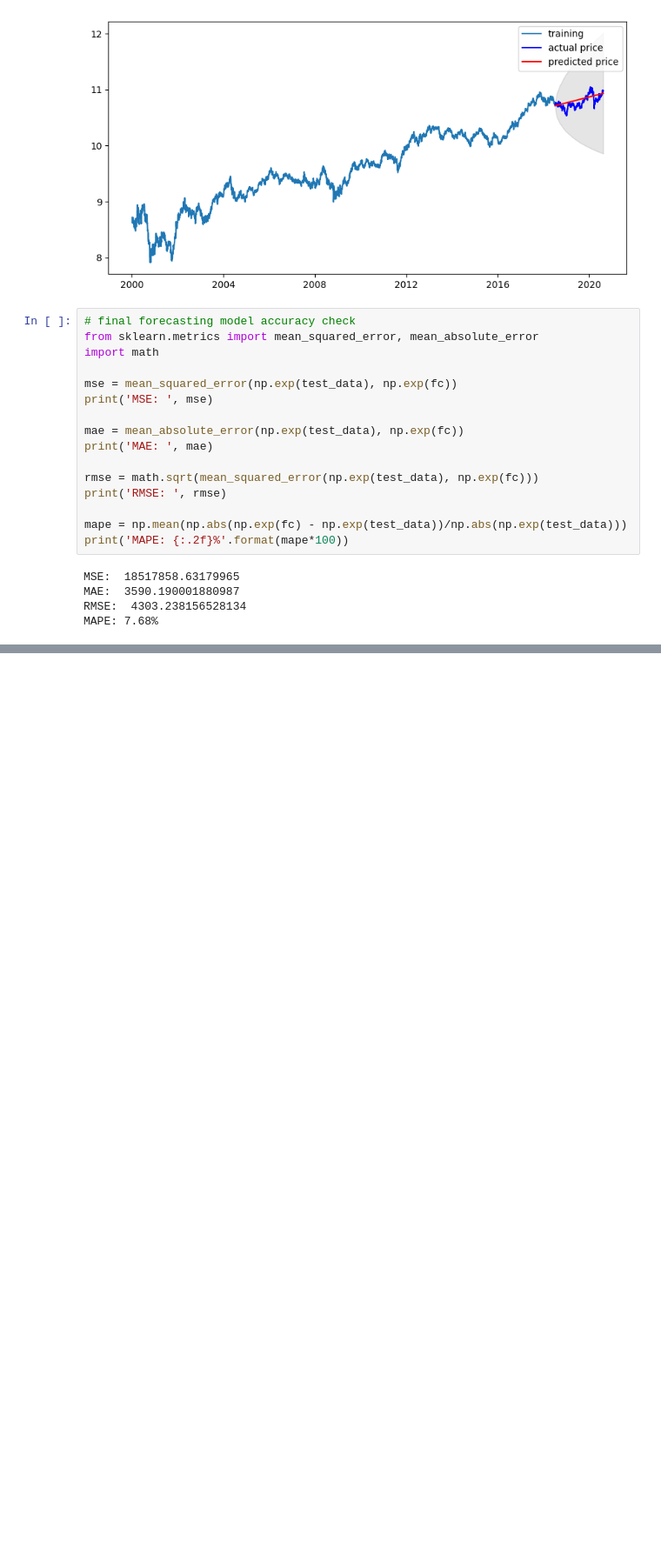
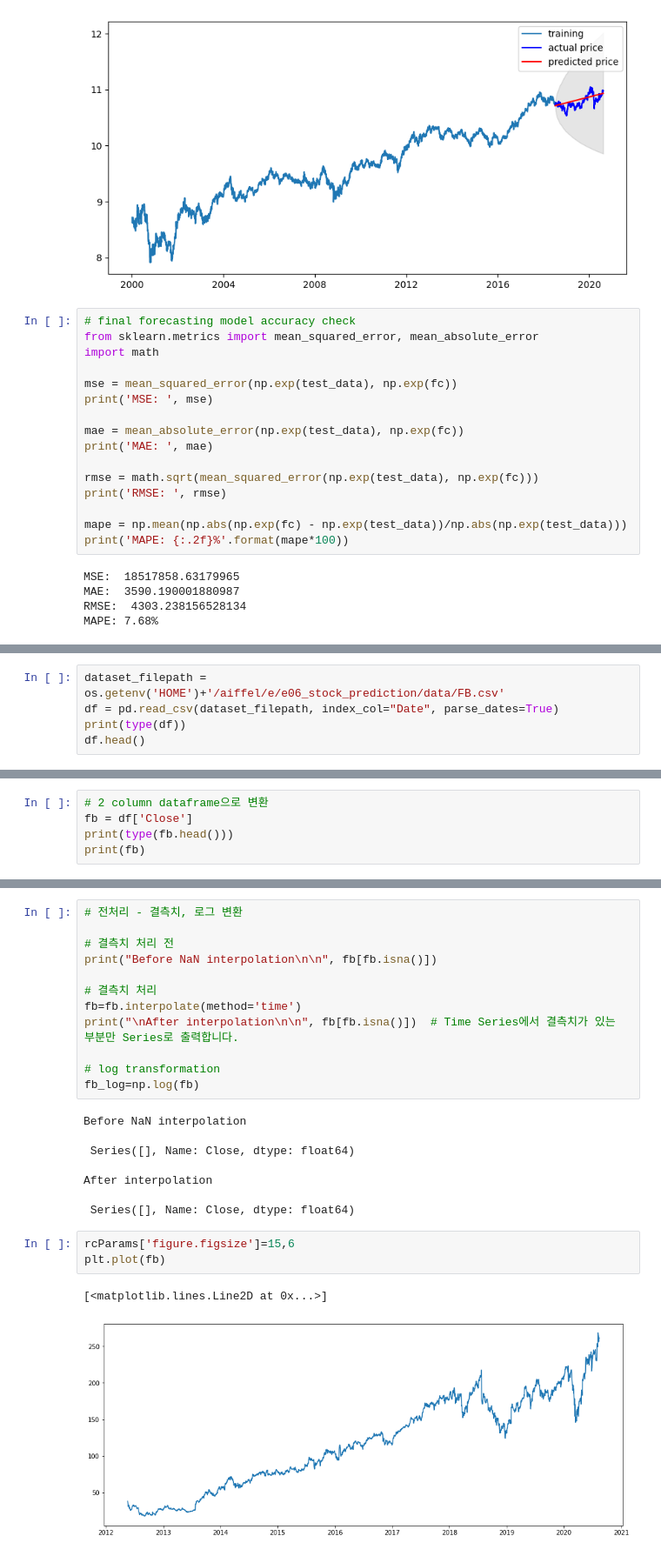
Before and after one commit to byhankim/aiffel, a Jupyter notebook: e/E06_stock_prediction_project.ipynb, the cells around one changed output, grey strips where cells are left out. Shown at 87% size. Drawn from its saved outputs; the diff is of its cells as text; blank space fills up the shorter version.

```diff
--- a/e/E06_stock_prediction_project.ipynb
+++ b/e/E06_stock_prediction_project.ipynb
@@ -267,0 +309,5 @@ MAPE: 7.68%
+# %%
+dataset_filepath = os.getenv('HOME')+'/aiffel/e/e06_stock_prediction/data/FB.csv'
+df = pd.read_csv(dataset_filepath, index_col="Date", parse_dates=True)
+print(type(df))
+df.head()
@@ -267,0 +323,5 @@ MAPE: 7.68%
+# %%
+# 2 column dataframe으로 변환
+fb = df['Close']
+print(type(fb.head()))
+print(fb)
@@ -267,0 +343,26 @@ MAPE: 7.68%
+# %%
+# 전처리 - 결측치, 로그 변환
+
+# 결측치 처리 전
+print("Before NaN interpolation\n\n", fb[fb.isna()])
+
+# 결측치 처리
+fb=fb.interpolate(method='time')
+print("\nAfter interpolation\n\n", fb[fb.isna()])  # Time Series에서 결측치가 있는 부분만 Series로 출력합니다.
+
+# log transformation
+fb_log=np.log(fb)
+# %% [output]
+Before NaN interpolation
+
+ Series([], Name: Close, dtype: float64)
+
+After interpolation
+
+ Series([], Name: Close, dtype: float64)
+# %%
+rcParams['figure.figsize']=15,6
+plt.plot(fb)
+# %% [output]
+[<matplotlib.lines.Line2D at 0x...>]
+[figure, added]
```
Also changed, not shown: parts of 23 cells of this notebook, 2 other files.
